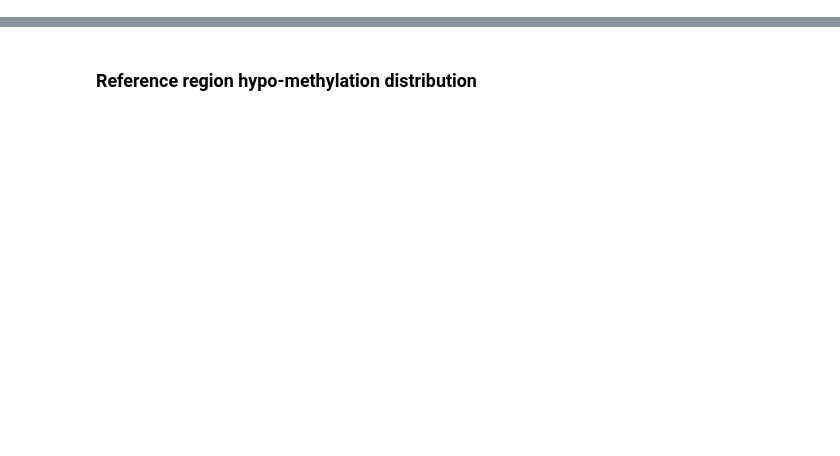
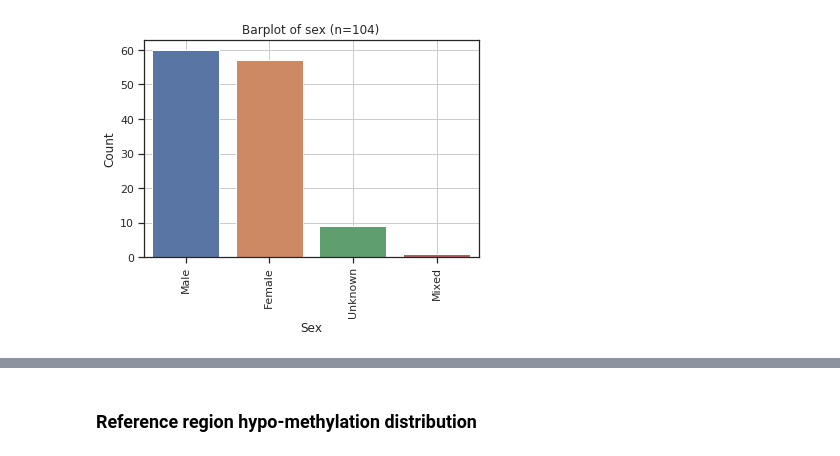
Before and after one commit to gh-msun/gh-msun, a Jupyter notebook: projects/2023_06_26_SRT_deconvolution_MS/notebooks/04_exploratory_pca_blueprint.ipynb, the cells around one changed output, grey strips where cells are left out. Drawn from its saved outputs; the diff is of its cells as text; code cells hidden in the pictures; blank space fills up the shorter version.

```diff
--- a/projects/2023_06_26_SRT_deconvolution_MS/notebooks/04_exploratory_pca_blueprint.ipynb
+++ b/projects/2023_06_26_SRT_deconvolution_MS/notebooks/04_exploratory_pca_blueprint.ipynb
@@ -165,0 +194,14 @@ plt.show()
+# %%
+# barplot of age
+counts = pca_df.sex.value_counts()
+
+sns.set(style="ticks")
+sns.barplot(x=counts.index, y=counts.values)
+plt.title('Barplot of sex (n=104)')
+plt.xlabel('Sex')
+plt.ylabel('Count')
+plt.xticks(rotation=90)
+plt.grid()
+plt.show()
+# %% [output]
+[figure, added]
```
Also changed, not shown: parts of 31 cells of this notebook, 2 other files.
